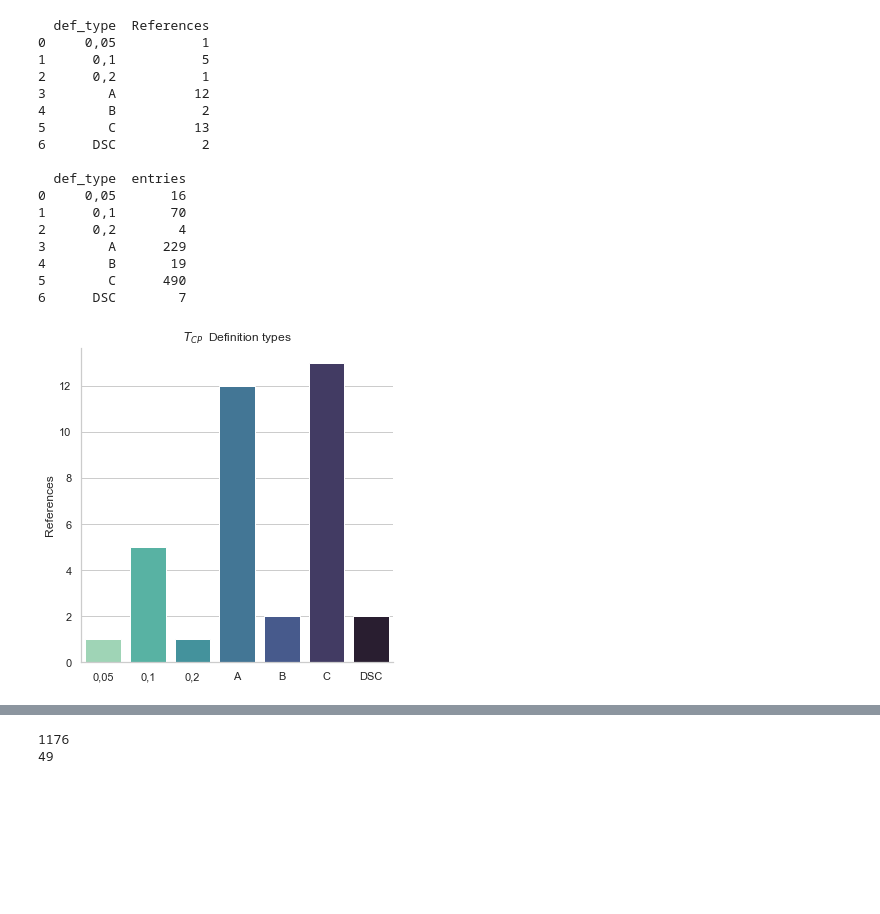
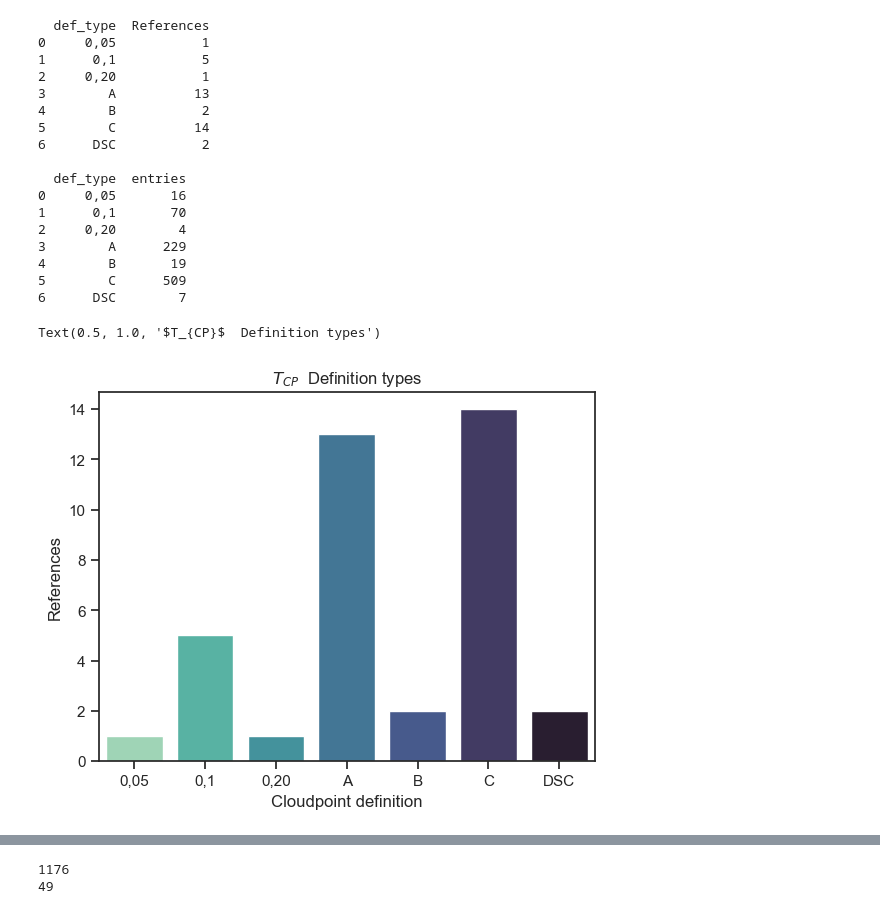
Before and after one commit to Bizbalt/PFP, a Jupyter notebook: Program files/Cloudpoint determination.ipynb, the cells around one changed output, grey strips where cells are left out. Saved outputs shown, nothing was run; the diff lists cells and outputs as text; code cells hidden in the pictures; blank space fills up the shorter version.

```diff
--- a/Program files/Cloudpoint determination.ipynb
+++ b/Program files/Cloudpoint determination.ipynb
@@ -15,19 +15,18 @@ base_path = os.path.join(os.path.expanduser("~"),
                          "documents", "Jupyter Files", "Cloud Point determination")
 print(base_path)
 '''
-base_path = (os.path.expanduser("~") + "\\Documents\\Jupyter Files\\Cloud Point determination")
+base_path = (os.path.expanduser("~") + "\\PycharmProjects\\PFP\\Program files")
 os.makedirs(base_path, exist_ok=True)
 df = pd.read_csv(os.path.join(base_path, "cloud_points_data_v2.csv"), sep=";", decimal=",", encoding="utf8")
 # %%
 sns.set(color_codes=True)
-sns.set_style("whitegrid")
+sns.set_style("ticks")
 c = df["SMILES_repeating_unitA"].value_counts(normalize=True)
 print("number or different consstitutional/repeating units: {}".format(len(c)))
 s2have = [s for s,p in c.to_dict().items() if p > 0.005]
 #took only the ones with more than 1% share into s2have dictionary
-#compared that now with the whole
 
-figure = sns.countplot(x=df[df["SMILES_repeating_unitA"].isin(s2have)]["SMILES_repeating_unitA"])
+figure = sns.countplot(x=df[df["SMILES_repeating_unitA"].isin(s2have)]["SMILES_repeating_unitA"], palette="blend:#7AB,#EDA", order=s2have)
 plt.title("Distribution of structures")
 plt.ylabel("Number of entries")
 
@@ -64,7 +63,7 @@ figure.text(0.95, 0.91, s=text_str, transform=figure.transAxes, style="italic",
             }
         )
 
-plt.savefig(fname=os.path.join(base_path, "Overlook of SMILES"), dpi=600, bbox_inches="tight")
+# plt.savefig(fname=os.path.join(base_path, "Overlook of SMILES"), dpi=600, bbox_inches="tight")
 plt.show(figure)
 # %% [output]
 number or different consstitutional/repeating units: 49
@@ -89,27 +89,28 @@ print(df_count, df_count2, sep="\n \n")
   def_type  References
 0     0,05           1
 1      0,1           5
-2      0,2           1
-3        A          12
+2     0,20           1
+3        A          13
 4        B           2
-5        C          13
+5        C          14
 6      DSC           2
 
   def_type  entries
 0     0,05       16
 1      0,1       70
-2      0,2        4
+2     0,20        4
 3        A      229
 4        B       19
-5        C      490
+5        C      509
 6      DSC        7
 # %%
-sns.catplot(data= df_count, kind="bar", x=df_count["def_type"], y=df_count["References"], palette="mako_r")
-plt.xlabel(None)
+sns.barplot(data= df_count, x=df_count["def_type"], y=df_count["References"], palette="mako_r", hue=df_count["def_type"])
+plt.xlabel("Cloudpoint definition")
 plt.title("$T_{CP}$  Definition types")
-plt.savefig(fname=os.path.join(base_path, "T_CP Def types"), dpi=600, bbox_inches="tight")
+# plt.savefig(fname=os.path.join(base_path, "T_CP Def types"), dpi=600, bbox_inches="tight")
 # %% [output]
+Text(0.5, 1.0, '$T_{CP}$  Definition types')
-[figure, old version]
+[figure, new version]
 # %%
 sns.set_theme(style="white", palette=None)
 df2 = df[["cloud_point", "Mn"]]
```
Also changed, not shown: parts of 16 cells of this notebook.
